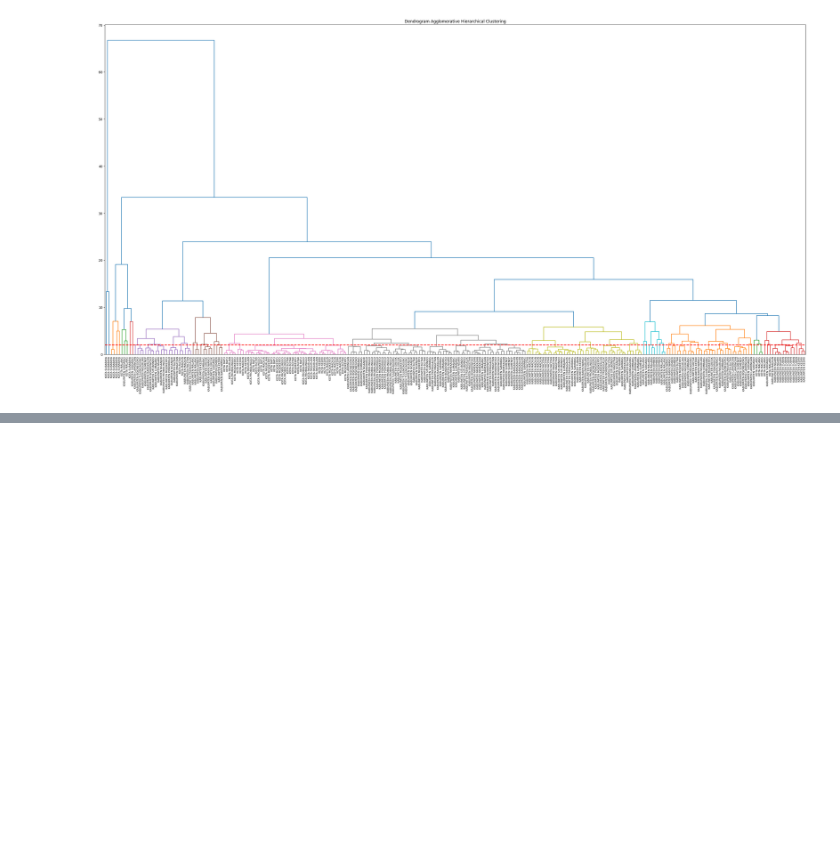
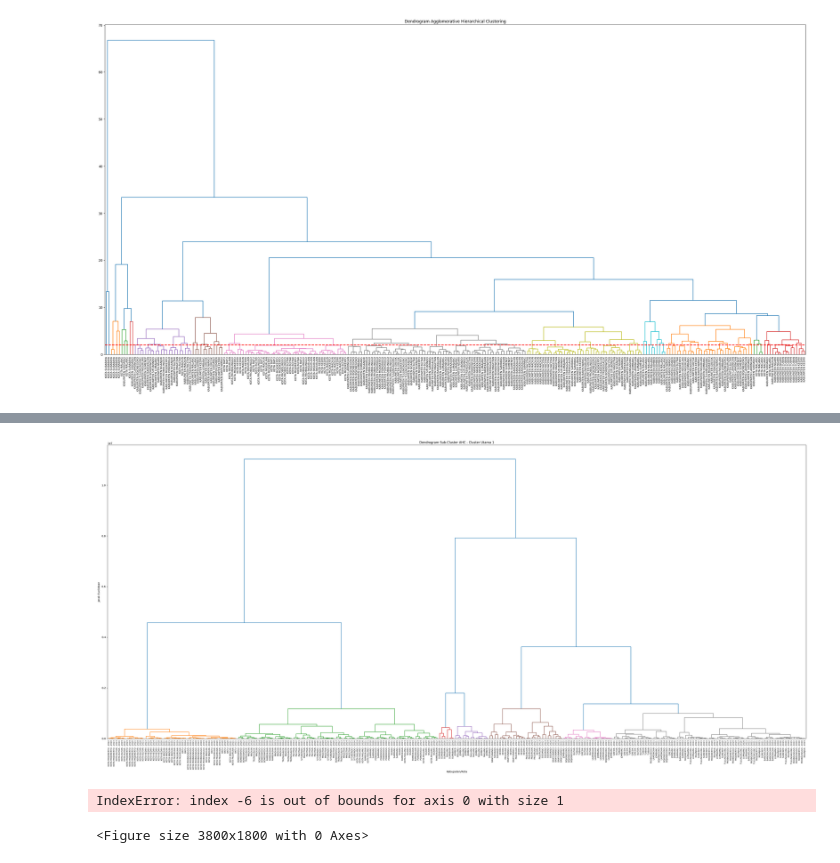
Before and after one commit to cecilskripsian/skripsi-cecil-cluster-code, a Jupyter notebook: data_skripsi/data_normalisasi_Agglomerative.ipynb, the cells around one changed output, grey strips where cells are left out. Saved outputs shown, nothing was run; the diff lists cells and outputs as text; code cells hidden in the pictures; blank space fills up the shorter version.

```diff
--- a/data_skripsi/data_normalisasi_Agglomerative.ipynb
+++ b/data_skripsi/data_normalisasi_Agglomerative.ipynb
@@ -335,0 +647,51 @@ plt.show()
+# %%
+# ==========================================================
+# DENDROGRAM SUB-CLUSTER AHC
+# ==========================================================
+
+for cluster in sorted(df_hasil['cluster_ahc'].unique()):
+
+    # Ambil data berdasarkan cluster utama
+    df_cluster = df_hasil[
+        df_hasil['cluster_ahc'] == cluster
+    ].copy()
+
+    # Data numerik
+    X_sub = df_cluster[kolom_numerik]
+
+    # Hierarchical clustering
+    Z_sub = linkage(
+        X_sub,
+        method='ward',
+        metric='euclidean'
+    )
+
+    # Plot dendrogram
+    plt.figure(figsize=(38, 18))
+
+    dendrogram(
+        Z_sub,
+       color_threshold = Z_sub[-6, 2],
+        labels=(
+    df_cluster["nama_kabupaten_kota"].astype(str)
+    + " - "
+    + df_cluster["tahun"].astype(str)
+).values,
+        leaf_rotation=90,
+        leaf_font_size=8,
+
+    )
+
+    plt.title(
+        f'Dendrogram Sub-Cluster AHC - Cluster Utama {cluster}'
+    )
+
+    plt.xlabel('Kabupaten/Kota')
+    plt.ylabel('Jarak Euclidean')
+
+    plt.tight_layout()
+    plt.show()
+# %% [output]
+[figure, added]
+IndexError: index -6 is out of bounds for axis 0 with size 1
+<Figure size 3800x1800 with 0 Axes>
```
Also changed, not shown: parts of 7 cells of this notebook, 6 other files.
